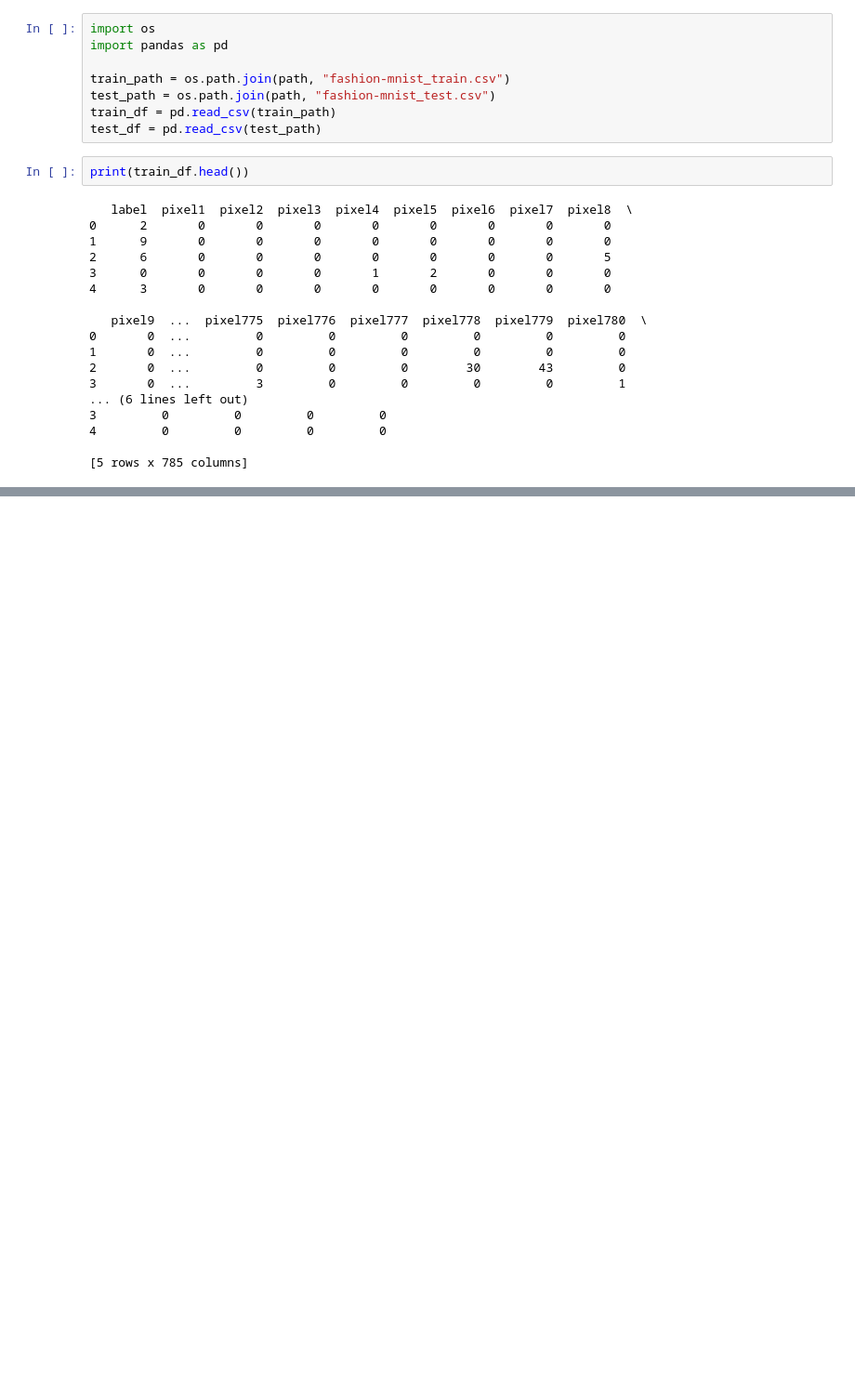
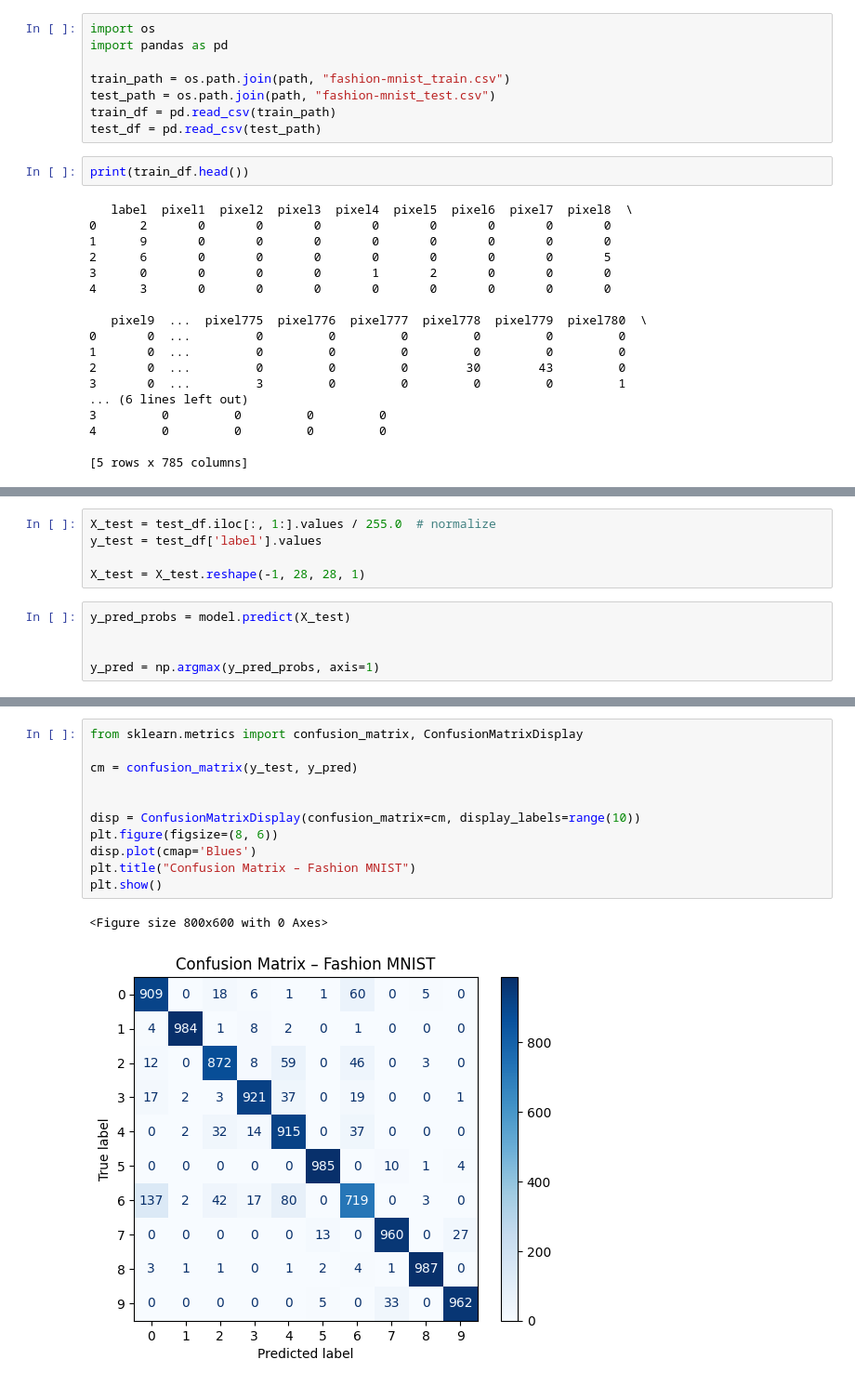
Before and after one commit to Vu-PTIT/LearnAi_Vu, a Jupyter notebook: Bao_cao_TuanVu_Tuan6/Thuc_hanh/fashion.ipynb, the cells around one changed output, grey strips where cells are left out. Shown at 93% size. Saved outputs shown, nothing was run; the diff lists cells and outputs as text; blank space fills up the shorter version.

```diff
--- a/Bao_cao_TuanVu_Tuan6/Thuc_hanh/fashion.ipynb
+++ b/Bao_cao_TuanVu_Tuan6/Thuc_hanh/fashion.ipynb
@@ -72,0 +185,10 @@ ModuleNotFoundError: No module named 'matplotlib'
+# %%
+X_test = test_df.iloc[:, 1:].values / 255.0  # normalize
+y_test = test_df['label'].values
+
+X_test = X_test.reshape(-1, 28, 28, 1)
+# %%
+y_pred_probs = model.predict(X_test)
+
+
+y_pred = np.argmax(y_pred_probs, axis=1)
@@ -72,0 +197,14 @@ ModuleNotFoundError: No module named 'matplotlib'
+# %%
+from sklearn.metrics import confusion_matrix, ConfusionMatrixDisplay
+
+cm = confusion_matrix(y_test, y_pred)
+
+
+disp = ConfusionMatrixDisplay(confusion_matrix=cm, display_labels=range(10))
+plt.figure(figsize=(8, 6))
+disp.plot(cmap='Blues')
+plt.title("Confusion Matrix – Fashion MNIST")
+plt.show()
+# %% [output]
+<Figure size 800x600 with 0 Axes>
+[figure, added]
```
Also changed, not shown: parts of 14 cells of this notebook.
